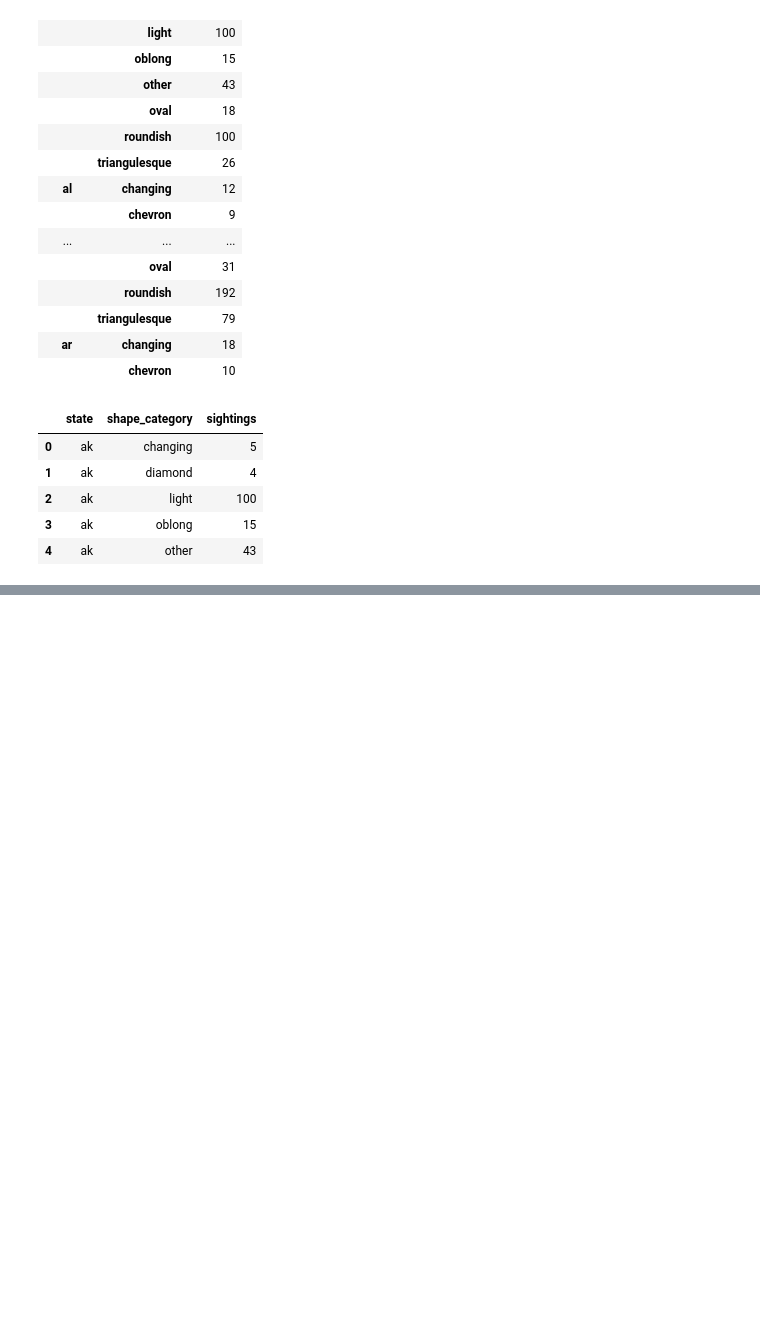
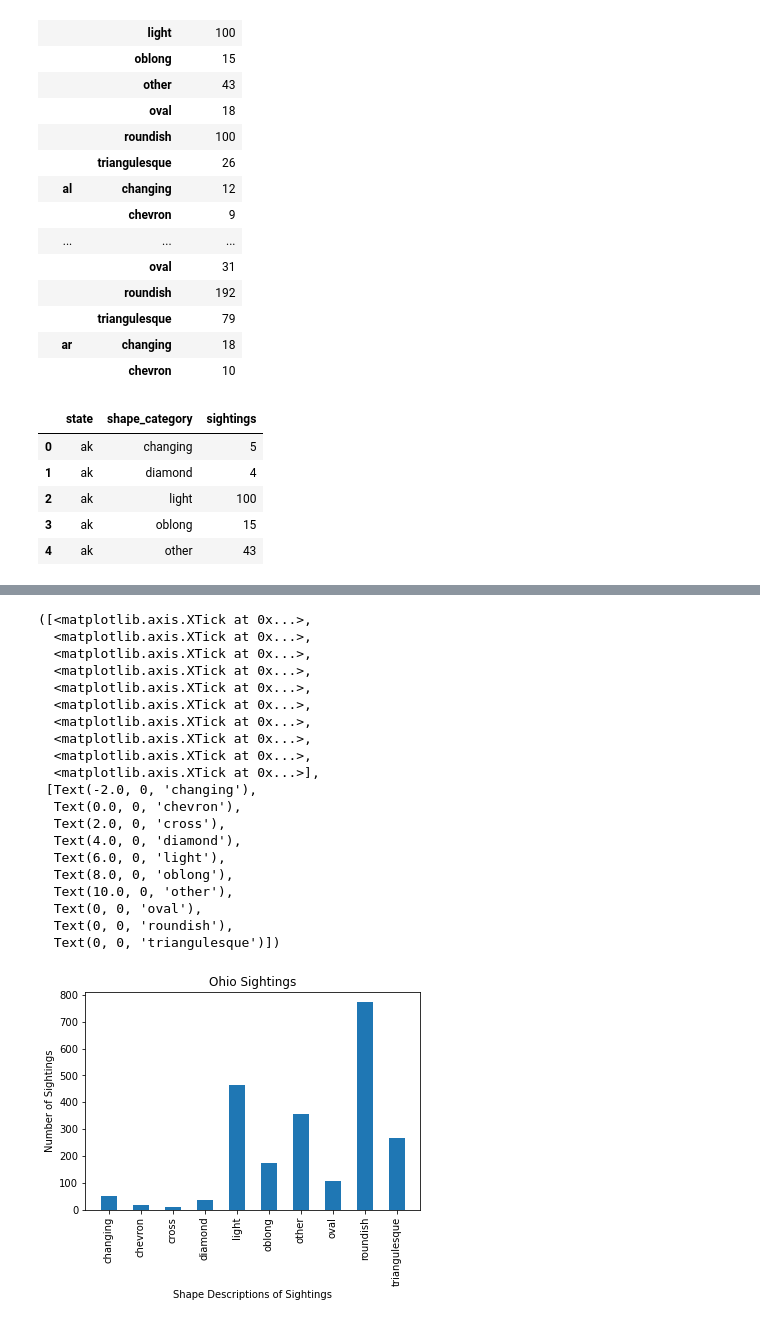
Before and after one commit to AmyWagarCinch/UFO-Sighting-Analysis, a Jupyter notebook: Shape_By_State.ipynb, the cells around one changed output, grey strips where cells are left out. Saved outputs shown, nothing was run; the diff lists cells and outputs as text; code cells hidden in the pictures; blank space fills up the shorter version.

```diff
--- a/Shape_By_State.ipynb
+++ b/Shape_By_State.ipynb
@@ -107,0 +160,3 @@ Name: state, dtype: int64
+# %%
+oh = grouped_state1_df.loc[grouped_state1_df["state"] == "oh", :]
+print(oh)
@@ -107,0 +175,33 @@ Name: state, dtype: int64
+# %%
+y_axis = oh["sightings"]
+x_axis = np.arange(len(oh.shape_category))
+tick_locations = [value for value in x_axis]
+plt.bar(x_axis, y_axis, width=0.5, alpha=1, align="center")
+plt.title("Ohio Sightings")
+plt.xlabel("Shape Descriptions of Sightings")
+plt.ylabel("Number of Sightings")
+
+
+plt.xticks(tick_locations, oh.shape_category, rotation="vertical")
+# %% [output]
+([<matplotlib.axis.XTick at 0x...>,
+  <matplotlib.axis.XTick at 0x...>,
+  <matplotlib.axis.XTick at 0x...>,
+  <matplotlib.axis.XTick at 0x...>,
+  <matplotlib.axis.XTick at 0x...>,
+  <matplotlib.axis.XTick at 0x...>,
+  <matplotlib.axis.XTick at 0x...>,
+  <matplotlib.axis.XTick at 0x...>,
+  <matplotlib.axis.XTick at 0x...>,
+  <matplotlib.axis.XTick at 0x...>],
+ [Text(-2.0, 0, 'changing'),
+  Text(0.0, 0, 'chevron'),
+  Text(2.0, 0, 'cross'),
+  Text(4.0, 0, 'diamond'),
+  Text(6.0, 0, 'light'),
+  Text(8.0, 0, 'oblong'),
+  Text(10.0, 0, 'other'),
+  Text(0, 0, 'oval'),
+  Text(0, 0, 'roundish'),
+  Text(0, 0, 'triangulesque')])
+[figure, added]
```
Also changed, not shown: parts of 8 cells of this notebook, 1 other file.
